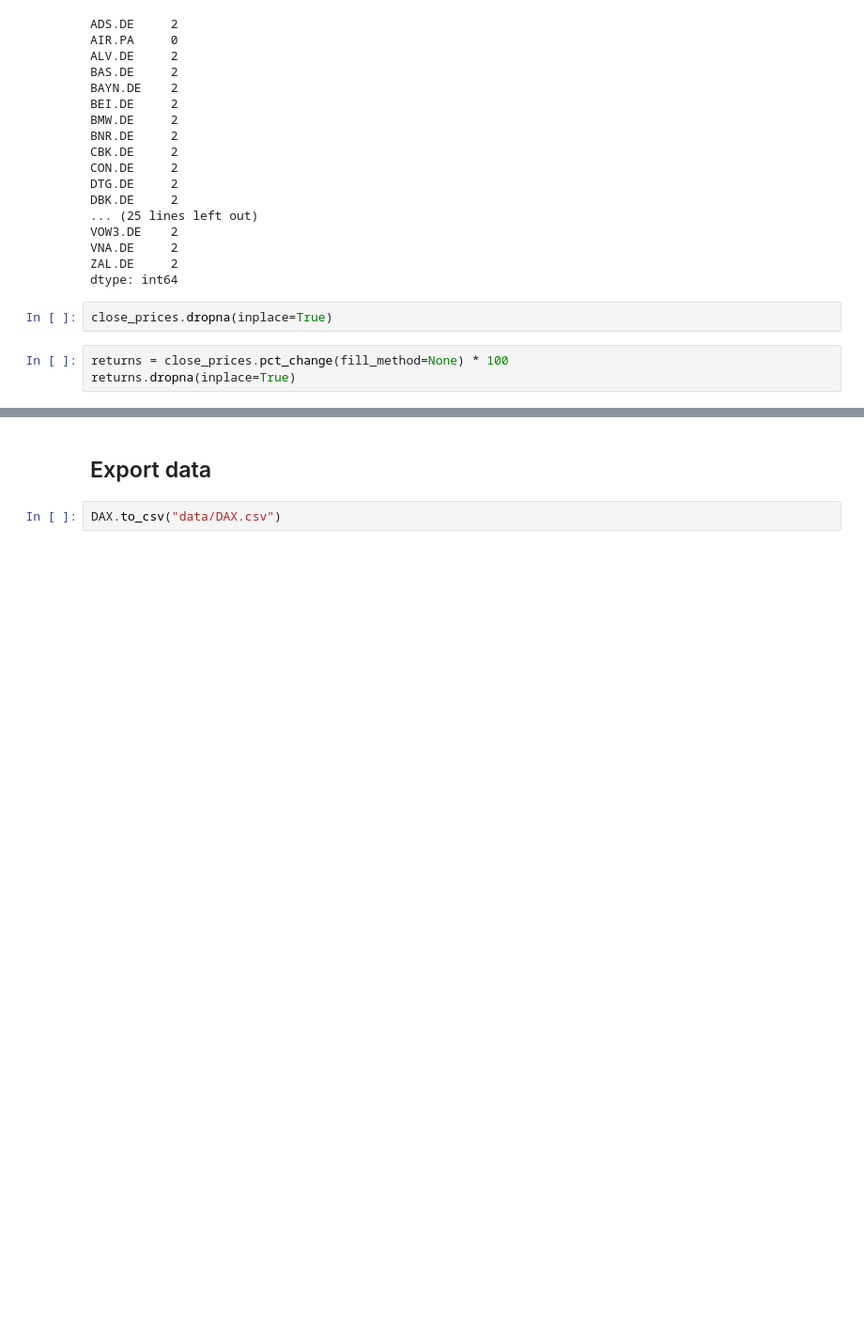
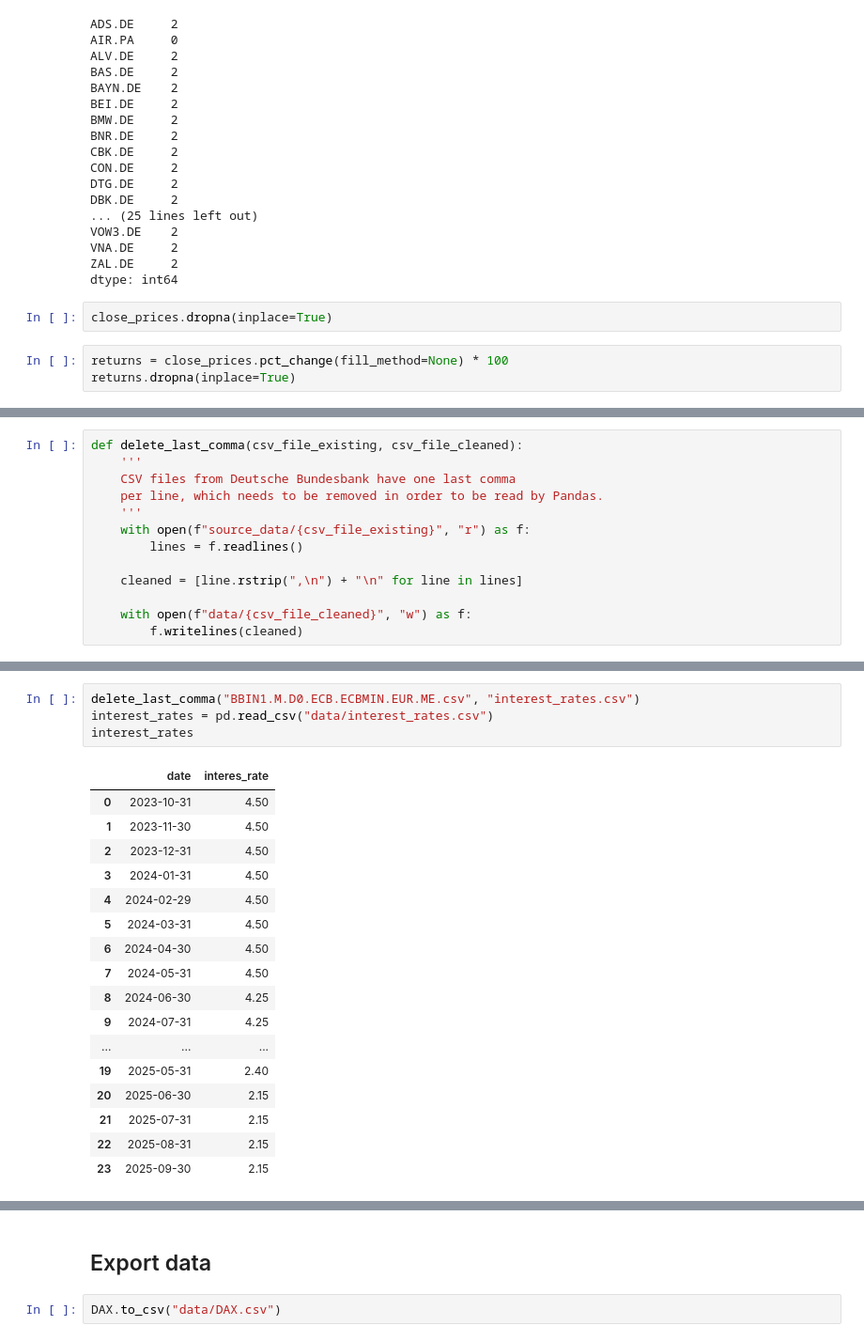
Before and after one commit to TebasMartinez/DA-DAX, a Jupyter notebook: Data Retrieval.ipynb, the cells around one changed output, grey strips where cells are left out. Shown at 94% size. Drawn from its saved outputs; the diff is of its cells as text; blank space fills up the shorter version.

Commit message:
Include macroeconomic indicators
- Exchange rates (EUR/USD and EUR/GBP)
- Interest rates
- Unemployment rates

```diff
--- a/Data Retrieval.ipynb
+++ b/Data Retrieval.ipynb
@@ -123,0 +128,13 @@ returns.head()
+# %%
+def delete_last_comma(csv_file_existing, csv_file_cleaned):
+    '''
+    CSV files from Deutsche Bundesbank have one last comma
+    per line, which needs to be removed in order to be read by Pandas.
+    '''
+    with open(f"source_data/{csv_file_existing}", "r") as f:
+        lines = f.readlines()
+
+    cleaned = [line.rstrip(",\n") + "\n" for line in lines]
+
+    with open(f"data/{csv_file_cleaned}", "w") as f:
+        f.writelines(cleaned)
@@ -123,0 +179,22 @@ returns.head()
+# %%
+delete_last_comma("BBIN1.M.D0.ECB.ECBMIN.EUR.ME.csv", "interest_rates.csv")
+interest_rates = pd.read_csv("data/interest_rates.csv")
+interest_rates
+# %% [output]
+|  | date | interes_rate |
+| 0 | 2023-10-31 | 4.50 |
+| 1 | 2023-11-30 | 4.50 |
+| 2 | 2023-12-31 | 4.50 |
+| 3 | 2024-01-31 | 4.50 |
+| 4 | 2024-02-29 | 4.50 |
+| 5 | 2024-03-31 | 4.50 |
+| 6 | 2024-04-30 | 4.50 |
+| 7 | 2024-05-31 | 4.50 |
+| 8 | 2024-06-30 | 4.25 |
+| 9 | 2024-07-31 | 4.25 |
+| ... | ... | ... |
+| 19 | 2025-05-31 | 2.40 |
+| 20 | 2025-06-30 | 2.15 |
+| 21 | 2025-07-31 | 2.15 |
+| 22 | 2025-08-31 | 2.15 |
+| 23 | 2025-09-30 | 2.15 |
```
Also changed, not shown: parts of 9 cells of this notebook, 8 other files.
